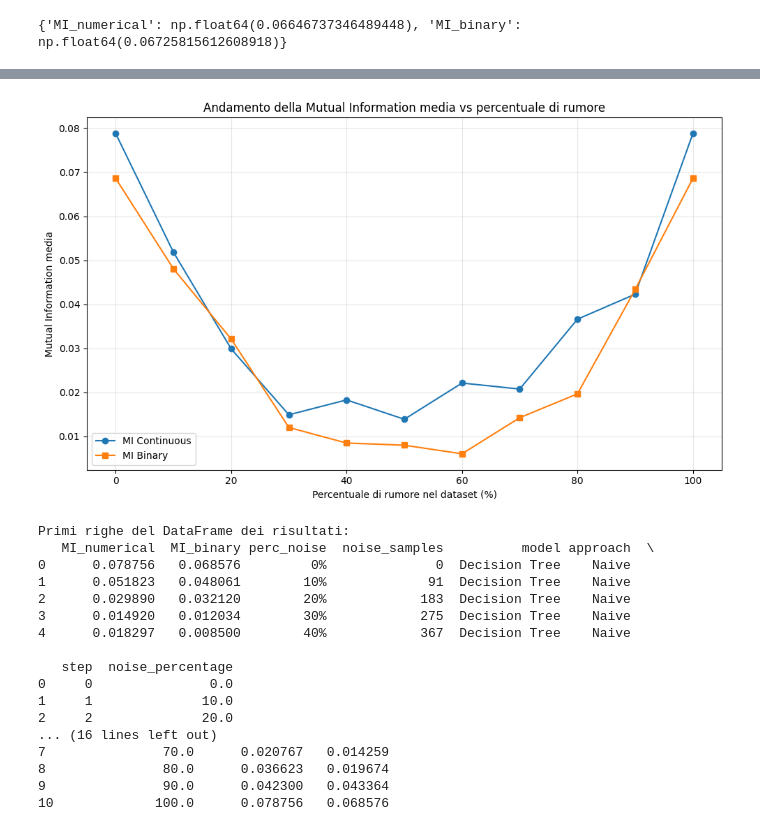
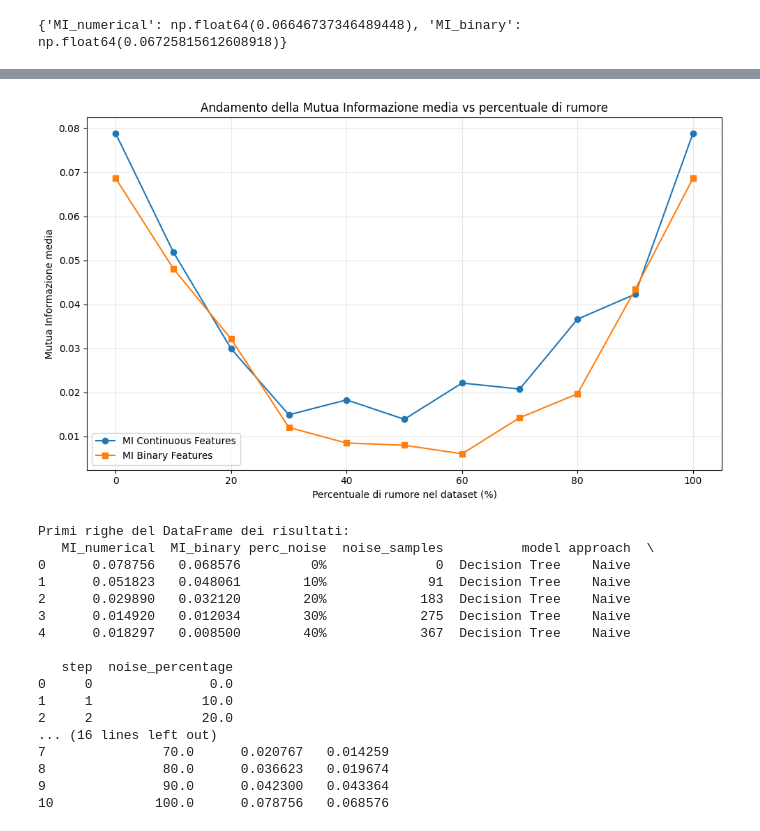
Before and after one commit to andreaspagnolo/architetture_dati, a Jupyter notebook: label_noisy.ipynb, the cells around one changed output, grey strips where cells are left out. Cells and saved outputs as stored; diff of their text form; code cells hidden in the pictures.

```diff
--- a/label_noisy.ipynb
+++ b/label_noisy.ipynb
@@ -1040,37 +1040,37 @@ Media importanza feature binarie: 0.0677
 # %%
 # Trasformiamo mutua_informazione_feature in DataFrame
 df_results = pd.DataFrame(mutua_informazione_feature)
 
 # Convertiamo la percentuale da stringa a float
 # Nota: il campo si chiama "perc_noise" non "noise_percentage"
 df_results["noise_percentage"] = df_results["perc_noise"].str.rstrip('%').astype(float)
 
 # Raggruppiamo per percentuale di rumore e calcoliamo la media
 df_grouped = df_results.groupby("noise_percentage")[["MI_numerical", "MI_binary"]].mean().reset_index()
 
 # Plotting
 plt.figure(figsize=(10, 6))
-plt.plot(df_grouped["noise_percentage"], df_grouped["MI_numerical"], marker='o', label="MI Continuous")
-plt.plot(df_grouped["noise_percentage"], df_grouped["MI_binary"], marker='s', label="MI Binary")
+plt.plot(df_grouped["noise_percentage"], df_grouped["MI_numerical"], marker='o', label="MI Continuous Features")
+plt.plot(df_grouped["noise_percentage"], df_grouped["MI_binary"], marker='s', label="MI Binary Features")
 plt.xlabel("Percentuale di rumore nel dataset (%)")
-plt.ylabel("Mutual Information media")
-plt.title("Andamento della Mutual Information media vs percentuale di rumore")
+plt.ylabel("Mutua Informazione media")
+plt.title("Andamento della Mutua Informazione media vs percentuale di rumore")
 plt.legend()
 plt.grid(True, alpha=0.3)
 plt.tight_layout()
 plt.show()
 
 # Opzionale: stampa del DataFrame per debug
 print("Primi righe del DataFrame dei risultati:")
 print(df_results.head())
 print(f"\nColonne disponibili: {df_results.columns.tolist()}")
 print(f"\nNumero totale di records: {len(df_results)}")
 
 # Opzionale: visualizza statistiche per step
 print("\nStatistiche MI per step:")
 print(df_grouped)
 # %% [output]
-[figure, old version]
+[figure, new version]
 Primi righe del DataFrame dei risultati:
    MI_numerical  MI_binary perc_noise  noise_samples          model approach  \
 0      0.078756   0.068576         0%              0  Decision Tree    Naive
```
Also changed, not shown: parts of 5 cells of this notebook, 6 other files.
